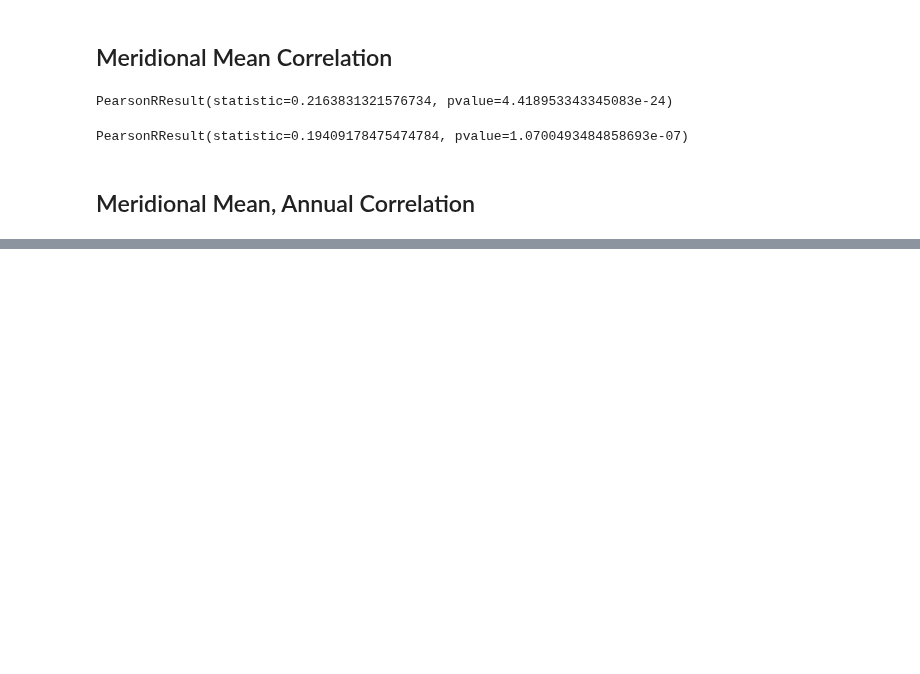
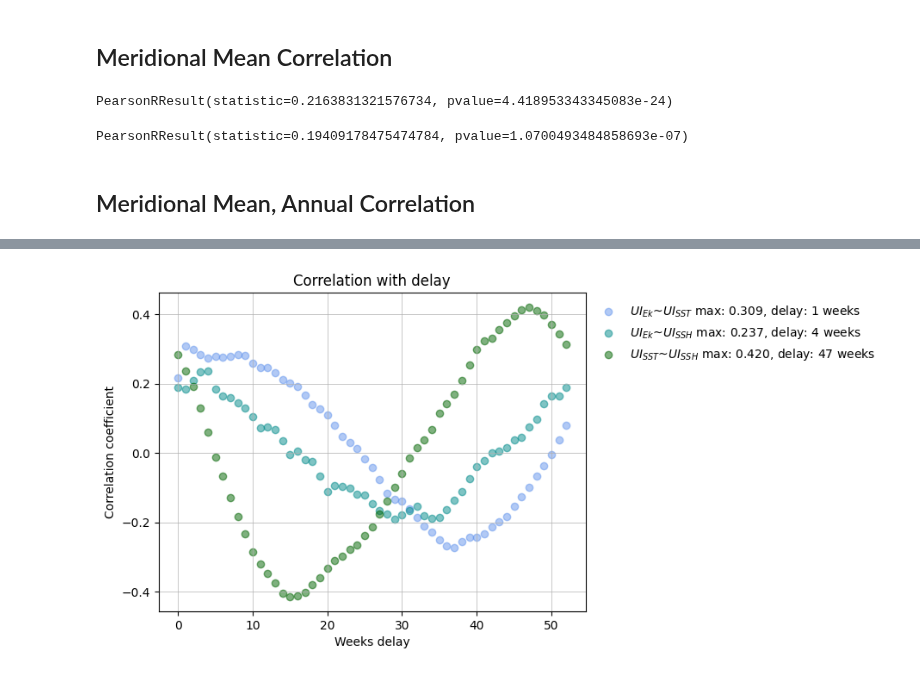
Before and after one commit to Marie-Louise-Korte/Iberian_Coast_Upwelling, a Jupyter notebook: Analyse_UIs_correlation.ipynb, the cells around one changed output, grey strips where cells are left out. Saved outputs shown, nothing was run; the diff lists cells and outputs as text; code cells hidden in the pictures; blank space fills up the shorter version.

```diff
--- a/Analyse_UIs_correlation.ipynb
+++ b/Analyse_UIs_correlation.ipynb
@@ -123,0 +154,28 @@ plt.plot(SST_summer_annual.UI_mean)
+# %%
+# test what happens to the correlation coefficient we look at a delayed respones of SST to Ek
+corr = np.zeros([3, 53])
+for i in np.arange(0,53):
+    # first select the time slice where UI Ek and UI SST overlap (time = slice(..., ...)) my UI_Ek starts a little earlier and is a little longer adjust time to match
+    # then with every run of the loop add a week delay to the time window in UI SST
+    corr[0, i] = pearsonr(Ek.UI_mean.isel(time = slice(0, -53)), SST.UI_mean.isel(time = slice(0 + i, -53 + i)))[0] # UI_Ek, UI_SST
+    corr[1, i] = pearsonr(Ek.UI_mean.isel(time = slice(0, len(SSH.time)-53)), SSH.UI_mean.isel(time = slice(0 + i, -53 + i)))[0] # UI_Ek, UI_SSH
+    corr[2, i] = pearsonr(SST.UI_mean.isel(time = slice(0, len(SSH.time)-53)), SSH.UI_mean.isel(time = slice(0 + i, -53 + i)))[0] # UI_SST, UI_SSH
+    #if i < 10:
+    #    print(f'Correlation with {i} week delay: {corr[i]}')
+# %%
+# plot the correlation
+plt.scatter(np.arange(0,53), corr[0,:], color = 'cornflowerblue', alpha = 0.5,
+            label = '$UI_{Ek}$~$UI_{SST}$' f' max: {corr[0,:].max():.3f}, delay: {np.where(corr[0,:] ==  corr[0,:].max())[0][0]} weeks');
+plt.scatter(np.arange(0,53), corr[1,:], color = 'darkcyan', alpha = 0.5,
+            label = '$UI_{Ek}$~$UI_{SSH}$' f' max: {corr[1,:].max():.3f}, delay: {np.where(corr[1,:] ==  corr[1,:].max())[0][0]} weeks');
+plt.scatter(np.arange(0,53), corr[2,:], color = 'darkgreen', alpha = 0.5,
+            label = '$UI_{SST}$~$UI_{SSH}$' f' max: {corr[2,:].max():.3f}, delay: {np.where(corr[2,:] ==  corr[2,:].max())[0][0]} weeks');
+
+plt.title('Correlation with delay')
+#plt.text(31, 0.14, f'Max correlation: {corr[0,:].max():.4f} \nwith delay: {np.where(corr[0,:] ==  corr[0,:].max())[0][0]} weeks')
+plt.xlabel('Weeks delay')
+plt.ylabel('Correlation coefficient')
+plt.legend(bbox_to_anchor=(1.0, 1), loc = 'upper left', edgecolor = 'none', facecolor = 'none')
+plt.grid(linewidth = 0.5)
+# %% [output]
+[figure, added]
```
Also changed, not shown: parts of 18 cells of this notebook.
